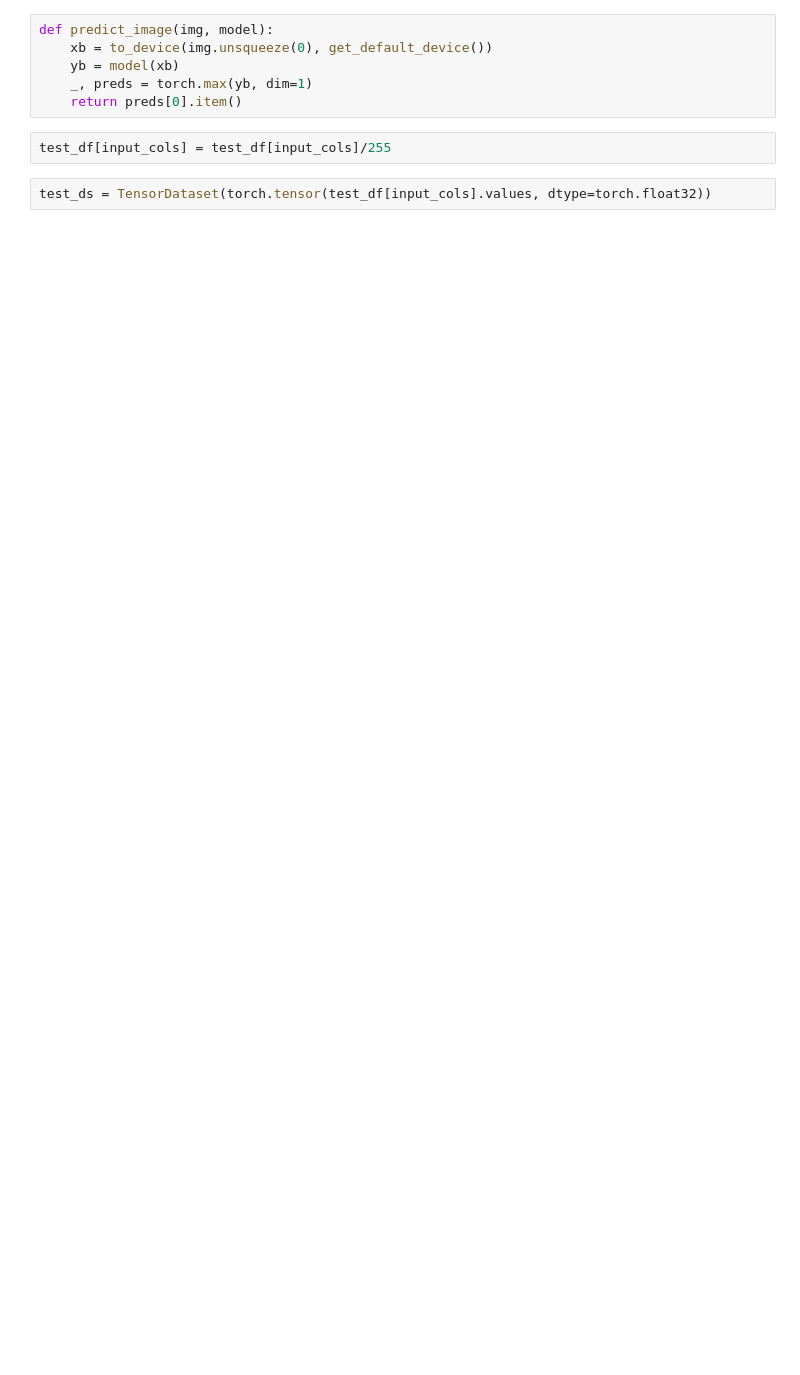
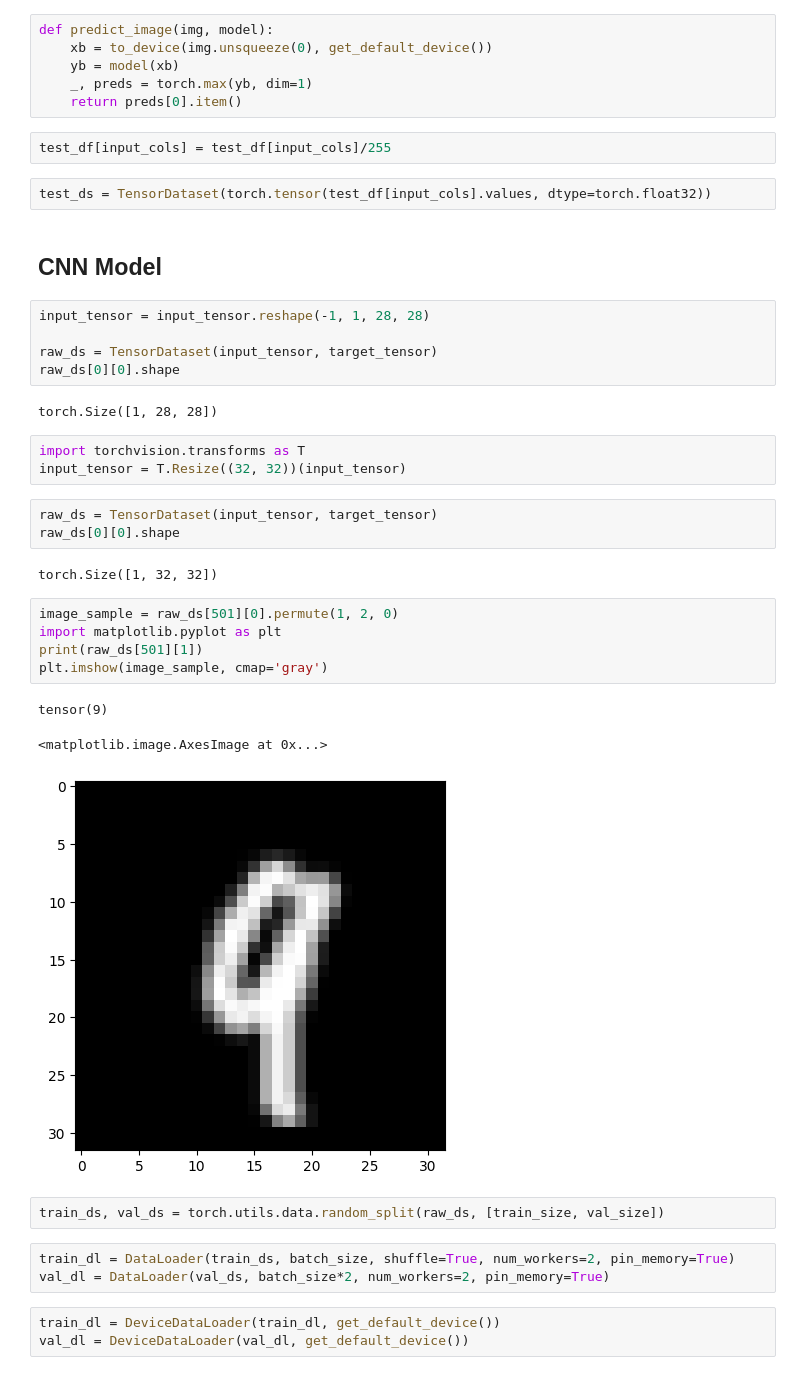
Before and after one commit to trietp1253201581/KaggleCompetition, a Jupyter notebook: mnist_computer_vision.ipynb, the cells around one changed output. Cells and saved outputs as stored; diff of their text form; blank space fills up the shorter version.

```diff
--- a/mnist_computer_vision.ipynb
+++ b/mnist_computer_vision.ipynb
@@ -264,3 +172,37 @@ def predict_image(img, model):
 test_df[input_cols] = test_df[input_cols]/255
 # %%
 test_ds = TensorDataset(torch.tensor(test_df[input_cols].values, dtype=torch.float32))
+# %% [markdown]
+## CNN Model
+# %%
+input_tensor = input_tensor.reshape(-1, 1, 28, 28)
+
+raw_ds = TensorDataset(input_tensor, target_tensor)
+raw_ds[0][0].shape
+# %% [output]
+torch.Size([1, 28, 28])
+# %%
+import torchvision.transforms as T
+input_tensor = T.Resize((32, 32))(input_tensor)
+# %%
+raw_ds = TensorDataset(input_tensor, target_tensor)
+raw_ds[0][0].shape
+# %% [output]
+torch.Size([1, 32, 32])
+# %%
+image_sample = raw_ds[501][0].permute(1, 2, 0)
+import matplotlib.pyplot as plt
+print(raw_ds[501][1])
+plt.imshow(image_sample, cmap='gray')
+# %% [output]
+tensor(9)
+<matplotlib.image.AxesImage at 0x...>
+[figure, added]
+# %%
+train_ds, val_ds = torch.utils.data.random_split(raw_ds, [train_size, val_size])
+# %%
+train_dl = DataLoader(train_ds, batch_size, shuffle=True, num_workers=2, pin_memory=True)
+val_dl = DataLoader(val_ds, batch_size*2, num_workers=2, pin_memory=True)
+# %%
+train_dl = DeviceDataLoader(train_dl, get_default_device())
+val_dl = DeviceDataLoader(val_dl, get_default_device())
```
Also changed, not shown: parts of 35 cells of this notebook.
